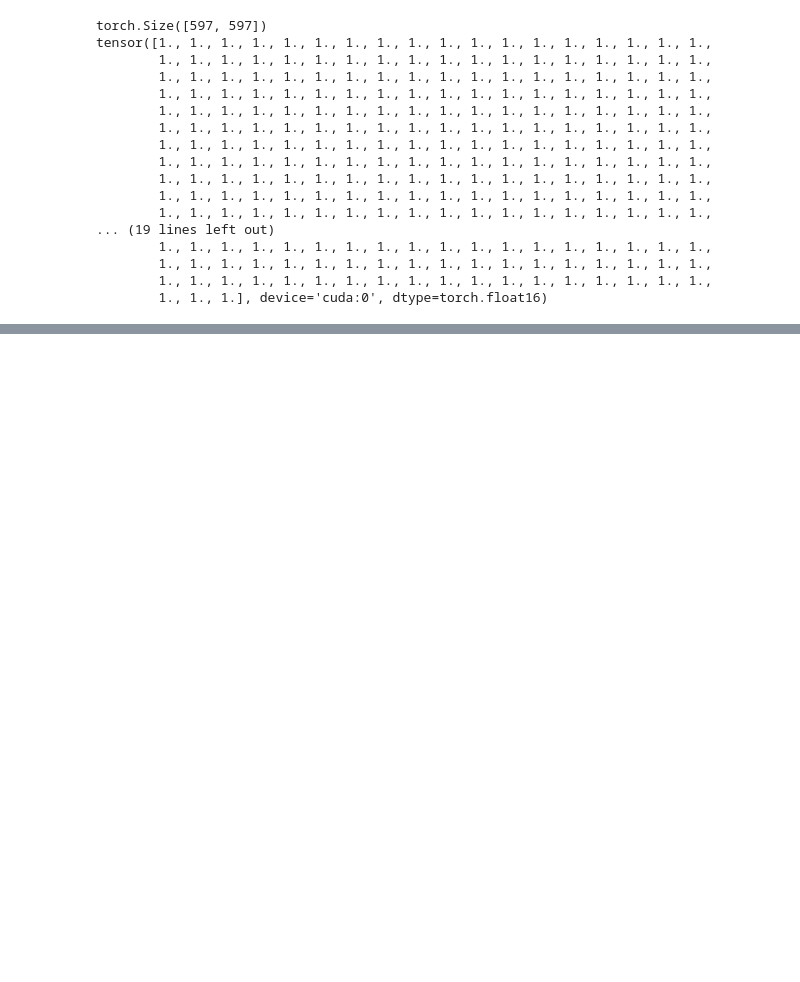
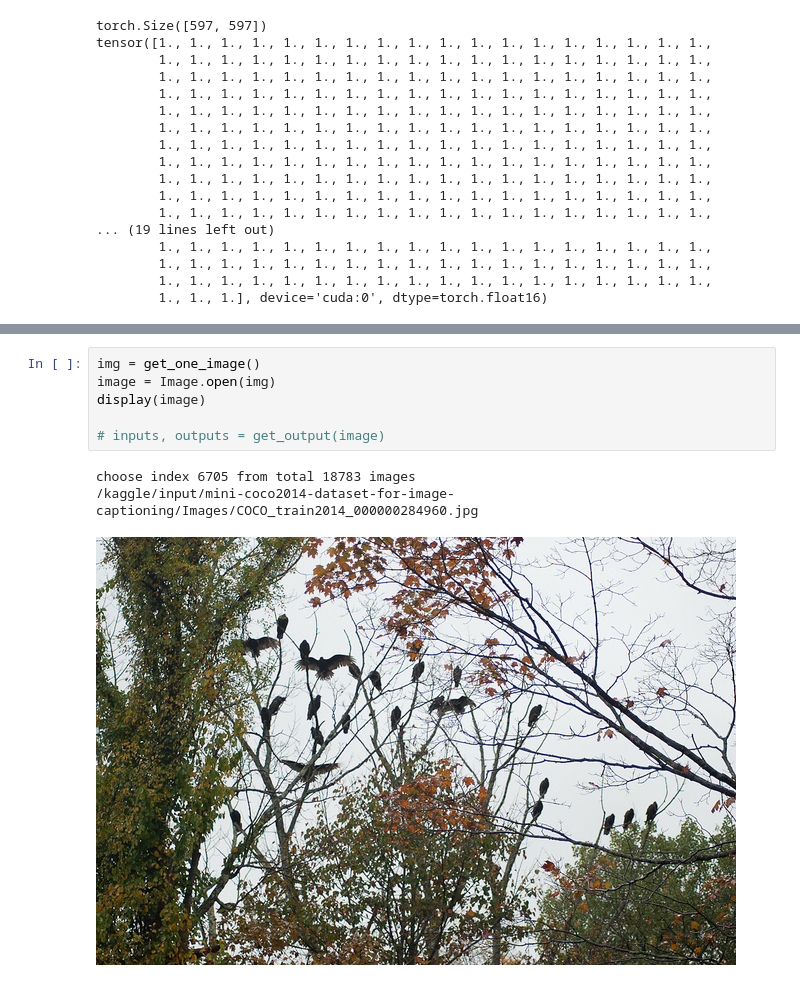
Before and after one commit to jiajunh/llava_proj, a Jupyter notebook: llava-features.ipynb, the cells around one changed output, grey strips where cells are left out. Saved outputs shown, nothing was run; the diff lists cells and outputs as text; blank space fills up the shorter version.

Commit message:
Kaggle Notebook | llava_features | Version 5

```diff
--- a/llava-features.ipynb
+++ b/llava-features.ipynb
@@ -255,0 +372,10 @@ torch.Size([32, 32, 647])
+# %%
+img = get_one_image()
+image = Image.open(img)
+display(image)
+
+# inputs, outputs = get_output(image)
+# %% [output]
+choose index 6705 from total 18783 images
+/kaggle/input/mini-coco2014-dataset-for-image-captioning/Images/COCO_train2014_000000284960.jpg
+[figure, added]
```
Also changed, not shown: parts of 23 cells of this notebook.
